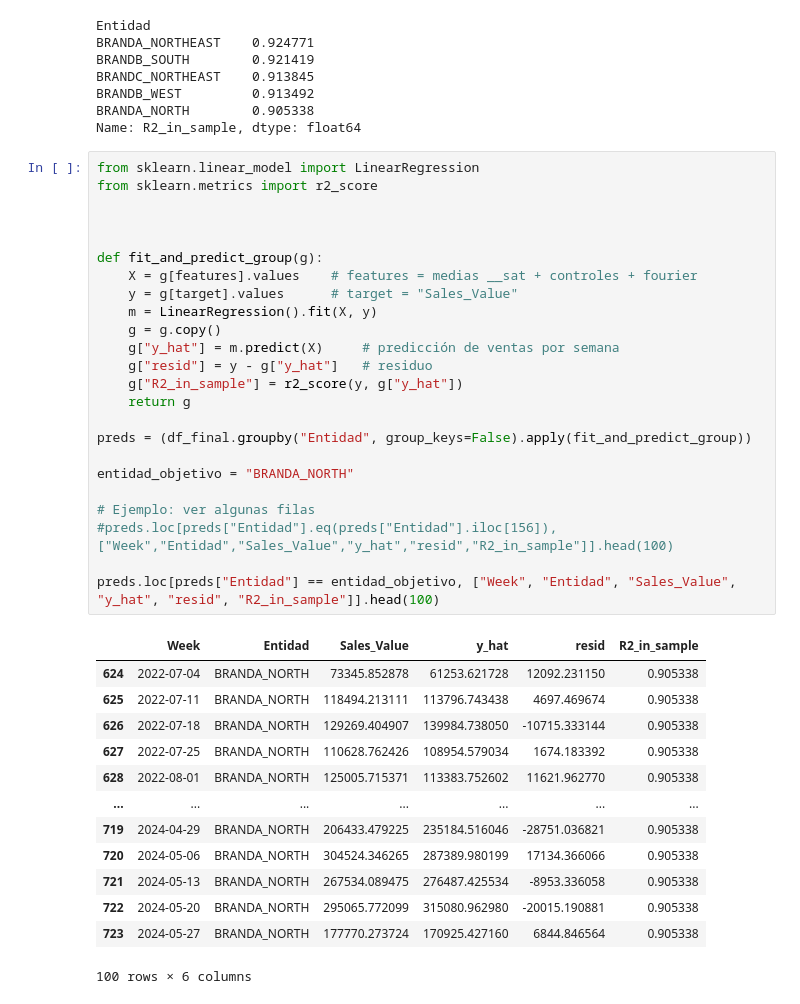
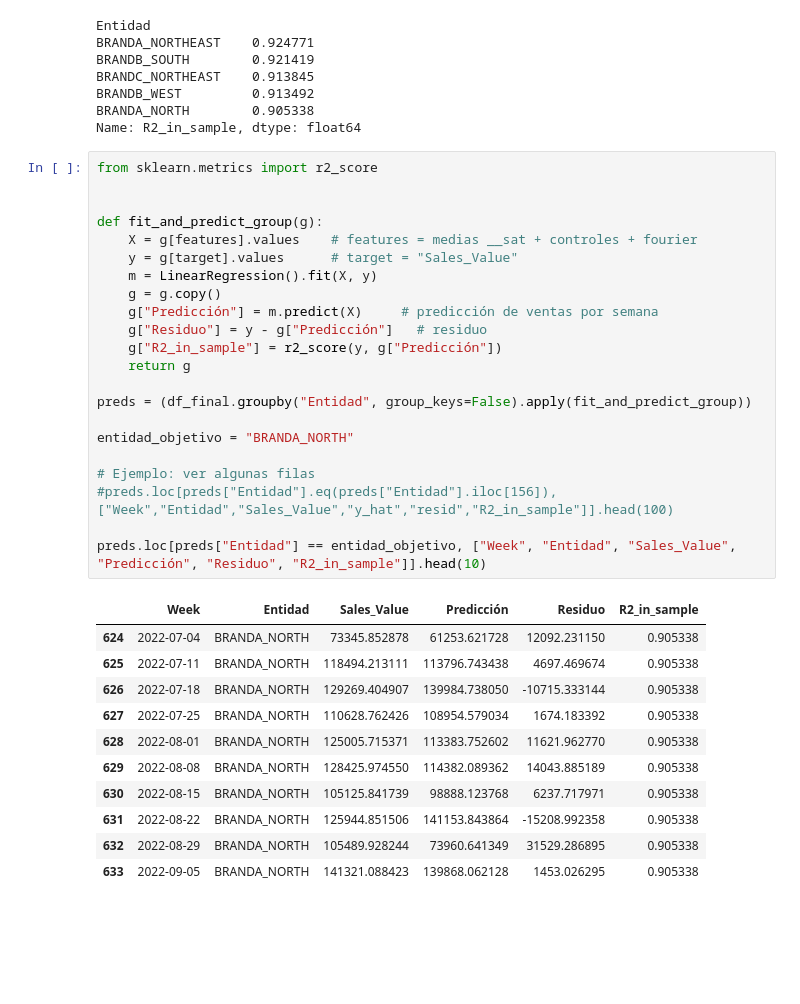
Before and after one commit to mcc-oscar-perez/Marketing_Mix_Modeling, a Jupyter notebook: RT2.ipynb, the cells around one changed output. Drawn from its saved outputs; the diff is of its cells as text; blank space fills up the shorter version.

```diff
--- a/RT2.ipynb
+++ b/RT2.ipynb
@@ -717,40 +698,36 @@ BRANDB_WEST         0.913492
 BRANDA_NORTH        0.905338
 Name: R2_in_sample, dtype: float64
 # %%
-from sklearn.linear_model import LinearRegression
 from sklearn.metrics import r2_score
-
 
 
 def fit_and_predict_group(g):
     X = g[features].values    # features = medias __sat + controles + fourier
     y = g[target].values      # target = "Sales_Value"
     m = LinearRegression().fit(X, y)
     g = g.copy()
-    g["y_hat"] = m.predict(X)     # predicción de ventas por semana
-    g["resid"] = y - g["y_hat"]   # residuo
-    g["R2_in_sample"] = r2_score(y, g["y_hat"])
+    g["Predicción"] = m.predict(X)     # predicción de ventas por semana
+    g["Residuo"] = y - g["Predicción"]   # residuo
+    g["R2_in_sample"] = r2_score(y, g["Predicción"])
     return g
 
 preds = (df_final.groupby("Entidad", group_keys=False).apply(fit_and_predict_group))
 
 entidad_objetivo = "BRANDA_NORTH"
 
 # Ejemplo: ver algunas filas
 #preds.loc[preds["Entidad"].eq(preds["Entidad"].iloc[156]), ["Week","Entidad","Sales_Value","y_hat","resid","R2_in_sample"]].head(100)
 
-preds.loc[preds["Entidad"] == entidad_objetivo, ["Week", "Entidad", "Sales_Value", "y_hat", "resid", "R2_in_sample"]].head(100)
+preds.loc[preds["Entidad"] == entidad_objetivo, ["Week", "Entidad", "Sales_Value", "Predicción", "Residuo", "R2_in_sample"]].head(10)
 # %% [output]
-|  | Week | Entidad | Sales_Value | y_hat | resid | R2_in_sample |
+|  | Week | Entidad | Sales_Value | Predicción | Residuo | R2_in_sample |
 | 624 | 2022-07-04 | BRANDA_NORTH | 73345.852878 | 61253.621728 | 12092.231150 | 0.905338 |
 | 625 | 2022-07-11 | BRANDA_NORTH | 118494.213111 | 113796.743438 | 4697.469674 | 0.905338 |
 | 626 | 2022-07-18 | BRANDA_NORTH | 129269.404907 | 139984.738050 | -10715.333144 | 0.905338 |
 | 627 | 2022-07-25 | BRANDA_NORTH | 110628.762426 | 108954.579034 | 1674.183392 | 0.905338 |
 | 628 | 2022-08-01 | BRANDA_NORTH | 125005.715371 | 113383.752602 | 11621.962770 | 0.905338 |
-| ... | ... | ... | ... | ... | ... | ... |
-| 719 | 2024-04-29 | BRANDA_NORTH | 206433.479225 | 235184.516046 | -28751.036821 | 0.905338 |
-| 720 | 2024-05-06 | BRANDA_NORTH | 304524.346265 | 287389.980199 | 17134.366066 | 0.905338 |
-| 721 | 2024-05-13 | BRANDA_NORTH | 267534.089475 | 276487.425534 | -8953.336058 | 0.905338 |
-| 722 | 2024-05-20 | BRANDA_NORTH | 295065.772099 | 315080.962980 | -20015.190881 | 0.905338 |
-| 723 | 2024-05-27 | BRANDA_NORTH | 177770.273724 | 170925.427160 | 6844.846564 | 0.905338 |
+| 629 | 2022-08-08 | BRANDA_NORTH | 128425.974550 | 114382.089362 | 14043.885189 | 0.905338 |
+| 630 | 2022-08-15 | BRANDA_NORTH | 105125.841739 | 98888.123768 | 6237.717971 | 0.905338 |
+| 631 | 2022-08-22 | BRANDA_NORTH | 125944.851506 | 141153.843864 | -15208.992358 | 0.905338 |
+| 632 | 2022-08-29 | BRANDA_NORTH | 105489.928244 | 73960.641349 | 31529.286895 | 0.905338 |
+| 633 | 2022-09-05 | BRANDA_NORTH | 141321.088423 | 139868.062128 | 1453.026295 | 0.905338 |
-100 rows × 6 columns
```
Also changed, not shown: parts of 9 cells of this notebook, 3 other files.
